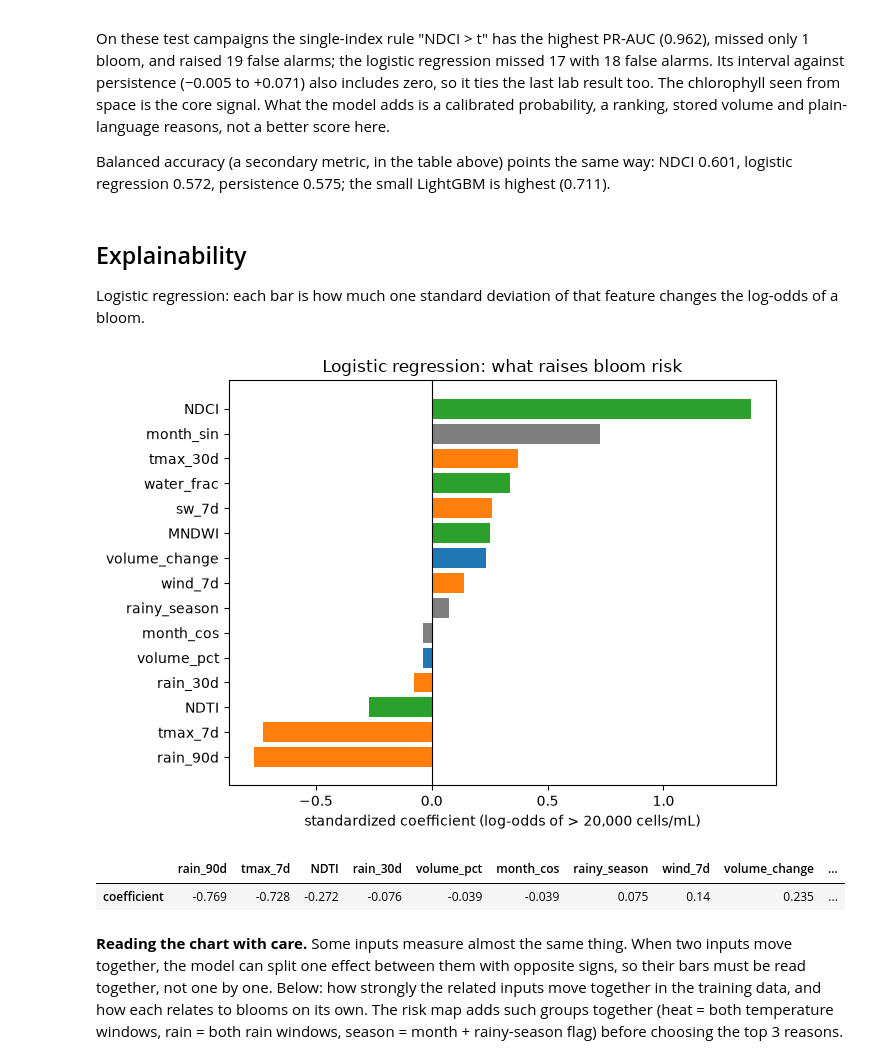
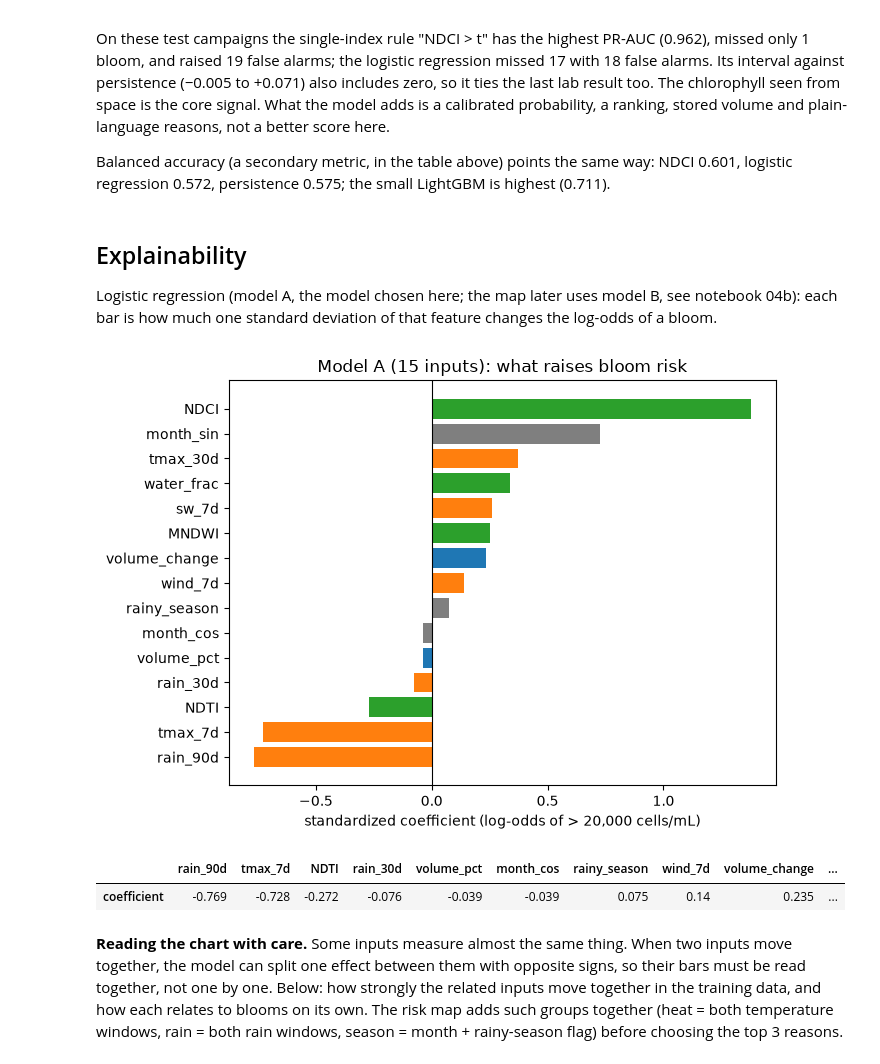
Before and after one commit to FilipeM7S/alerta-acude, a Jupyter notebook: notebooks/04_model.ipynb, the cells around one changed output. Drawn from its saved outputs; the diff is of its cells as text; code cells hidden in the pictures.

```diff
--- a/notebooks/04_model.ipynb
+++ b/notebooks/04_model.ipynb
@@ -208,22 +208,22 @@ Balanced accuracy (a secondary metric, in the table above) points the same way:
 # %% [markdown]
 ## Explainability
 
-Logistic regression: each bar is how much one standard deviation of that feature changes the log-odds of a bloom.
+Logistic regression (model A, the model chosen here; the map later uses model B, see notebook 04b): each bar is how much one standard deviation of that feature changes the log-odds of a bloom.
 # %%
 lr = models["Logistic regression"][0]
 coef = pd.Series(lr[-1].coef_[0], index=FEATURES).sort_values()
 group = {**{f: "satellite" for f in SATELLITE}, **{f: "weather" for f in WEATHER}, **{f: "water stored" for f in WATER}, **{f: "season" for f in SEASON}}
 palette = {"satellite": "tab:green", "weather": "tab:orange", "water stored": "tab:blue", "season": "tab:gray"}
 colors = [palette[group[f]] for f in coef.index]
 fig, ax = plt.subplots(figsize=(7, 5))
 ax.barh(coef.index, coef.values, color=colors)
 ax.axvline(0, color="k", lw=0.8)
 ax.set_xlabel("standardized coefficient (log-odds of > 20,000 cells/mL)")
-ax.set_title("Logistic regression: what raises bloom risk")
-plt.tight_layout(); plt.savefig(OUTPUTS / "lr_coefficients.png", dpi=120); plt.show()
+ax.set_title("Model A (15 inputs): what raises bloom risk")
+plt.tight_layout(); plt.savefig(OUTPUTS / "lr_coefficients_modelA.png", dpi=120); plt.show()
 coef.round(3).to_frame("coefficient").T
 # %% [output]
-[figure, old version]
+[figure, new version]
 |  | rain_90d | tmax_7d | NDTI | rain_30d | volume_pct | month_cos | rainy_season | wind_7d | volume_change | ... |
 | coefficient | -0.769 | -0.728 | -0.272 | -0.076 | -0.039 | -0.039 | 0.075 | 0.14 | 0.235 | ... |
 # %% [markdown]
```
Also changed, not shown: parts of 1 cell of this notebook, 5 other files.
